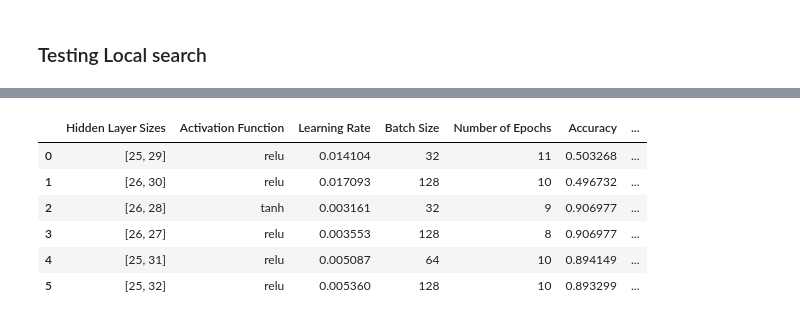
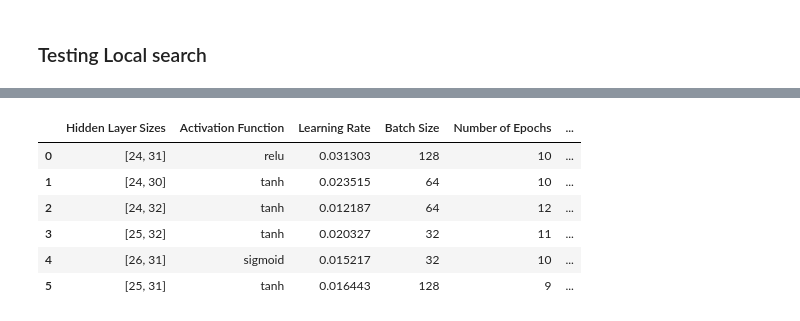
Before and after one commit to izsom/MachineLearning23ws, a Jupyter notebook: Exercise2/nn_local_search.ipynb, the cells around one changed output, grey strips where cells are left out. Saved outputs shown, nothing was run; the diff lists cells and outputs as text; code cells hidden in the pictures.

Commit message:
local search with cv

```diff
--- a/Exercise2/nn_local_search.ipynb
+++ b/Exercise2/nn_local_search.ipynb
@@ -454,8 +275,8 @@ num_classes = 2
 initial_configuration = {
     'Hidden Layer Sizes': [25, 30],
     'Activation Function': F.relu,
-    'Learning Rate': 0.01,
-    'Batch Size': 32,
+    'Learning Rate': 0.001,
+    'Batch Size': 64,
     'Number of Epochs': 10
 }
 
@@ -473,7 +294,7 @@ param_ranges = {
 
 num_iterations = 50
 
-best_combination, best_accuracy, results_df_local = local_search(
-    num_iterations, initial_configuration, param_ranges, train_loader, test_loader
+best_combination, best_accuracy, results_df_local = local_search_cv(
+    num_iterations, initial_configuration, param_ranges, train_loader, test_loader, k_folds=5, use_scaling=True
 )
 # %% [output]
@@ -566,7 +387,8 @@ for dataset_name, dataset in datasets.items():
     else:
         num_classes = len(np.unique(train_Y))
 
-    best_combination, best_accuracy, results_df_local = local_search(num_iterations, initial_configuration, param_ranges, train_loader, test_loader)
+    best_combination, best_accuracy, results_df_local = local_search_cv(
+    num_iterations, initial_configuration, param_ranges, train_loader, test_loader, k_folds=5, use_scaling=True)
 
     results_df_local['dataset'] = dataset_name
     all_local_results.append(results_df_local)
@@ -612,19 +434,19 @@ all_local_results_df.to_csv('local_search_results.csv', index=False)
 # %%
 top_models_rows = []
 
 for dataset in all_local_results_df['dataset'].unique():
-    top_models_rows.extend(all_local_results_df[all_local_results_df['dataset'] == dataset].nlargest(2, 'Accuracy').iterrows())
+    top_models_rows.extend(all_local_results_df[all_local_results_df['dataset'] == dataset].nlargest(2, 'Average Accuracy').iterrows())
 
 top_models_rows_data = [row[1] for row in top_models_rows]
 
 top_models_df = pd.DataFrame(top_models_rows_data).reset_index(drop=True)
 
 top_models_df
 # %% [output]
-|  | Hidden Layer Sizes | Activation Function | Learning Rate | Batch Size | Number of Epochs | Accuracy | ... |
-| 0 | [25, 29] | relu | 0.014104 | 32 | 11 | 0.503268 | ... |
-| 1 | [26, 30] | relu | 0.017093 | 128 | 10 | 0.496732 | ... |
-| 2 | [26, 28] | tanh | 0.003161 | 32 | 9 | 0.906977 | ... |
-| 3 | [26, 27] | relu | 0.003553 | 128 | 8 | 0.906977 | ... |
-| 4 | [25, 31] | relu | 0.005087 | 64 | 10 | 0.894149 | ... |
-| 5 | [25, 32] | relu | 0.005360 | 128 | 10 | 0.893299 | ... |
+|  | Hidden Layer Sizes | Activation Function | Learning Rate | Batch Size | Number of Epochs | ... |
+| 0 | [24, 31] | relu | 0.031303 | 128 | 10 | ... |
+| 1 | [24, 30] | tanh | 0.023515 | 64 | 10 | ... |
+| 2 | [24, 32] | tanh | 0.012187 | 64 | 12 | ... |
+| 3 | [25, 32] | tanh | 0.020327 | 32 | 11 | ... |
+| 4 | [26, 31] | sigmoid | 0.015217 | 32 | 10 | ... |
+| 5 | [25, 31] | tanh | 0.016443 | 128 | 9 | ... |
```
Also changed, not shown: parts of 16 cells of this notebook, 1 other file.
